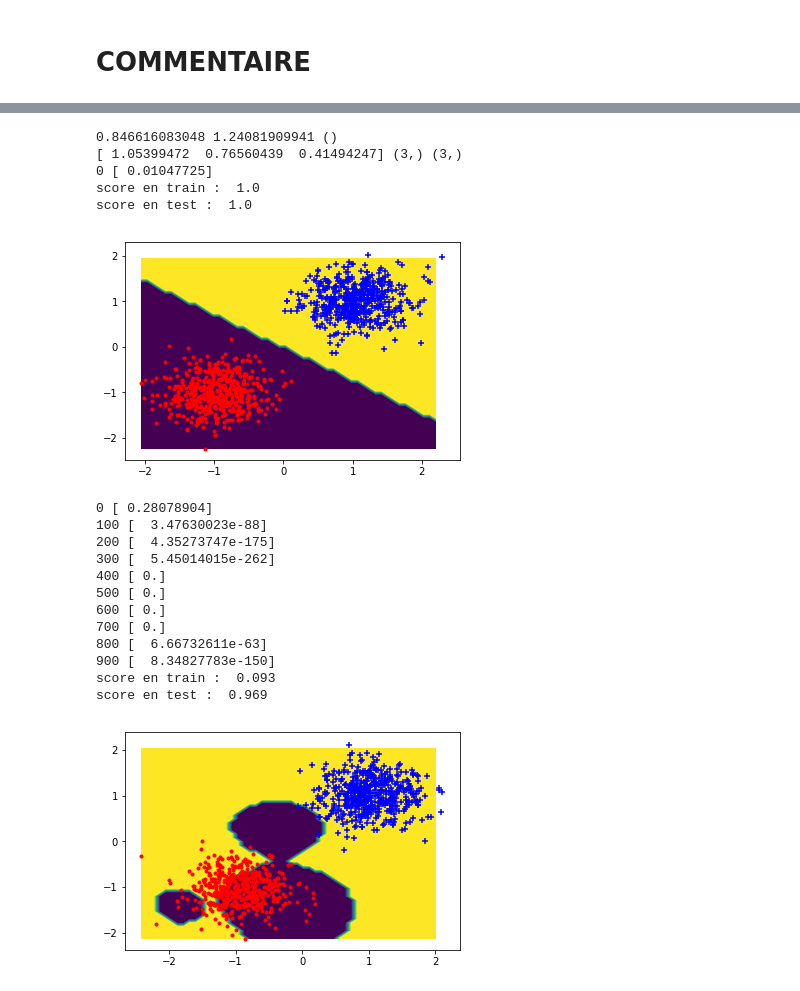
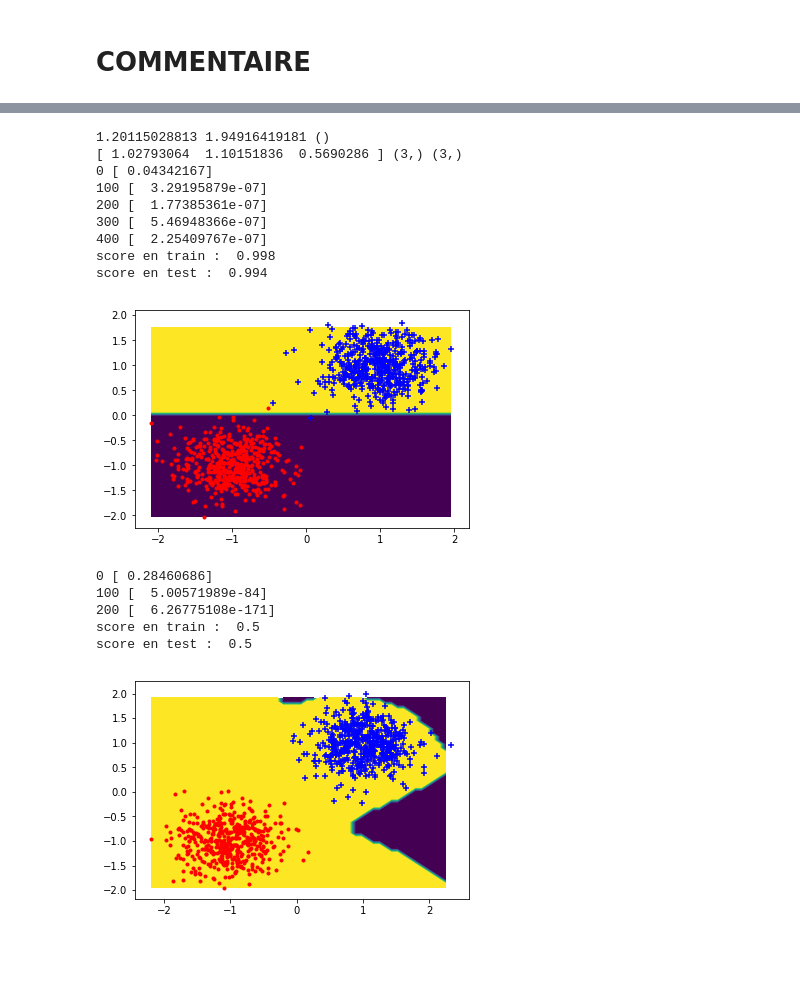
Before and after one commit to AmineKheldouni/Machine-Learning, a Jupyter notebook: Untitled.ipynb, the cells around one changed output, grey strips where cells are left out. Cells and saved outputs as stored; diff of their text form; code cells hidden in the pictures; blank space fills up the shorter version.

```diff
--- a/Untitled.ipynb
+++ b/Untitled.ipynb
@@ -356,7 +347,7 @@ xtest,ytest = gen_arti(data_type=0,epsilon=0.2)
 plt.ion()
 
 ### Apprentissage
-model=Perceptron(max_iter=100, eps=1e-3)
+model=Perceptron(max_iter=500, eps=1e-3)
 model.fit(xtrain,ytrain)
 print("score en train : ",model.score(xtrain,ytrain))
 print("score en test : ",model.score(xtest,ytest))
@@ -366,33 +357,30 @@ plt.figure()
 plot_frontiere(xtrain, model.predict,50)
 plot_data(xtrain,ytrain)
 # %% [output]
-0.846616083048 1.24081909941 ()
-[ 1.05399472  0.76560439  0.41494247] (3,) (3,)
-0 [ 0.01047725]
-score en train :  1.0
-score en test :  1.0
+1.20115028813 1.94916419181 ()
+[ 1.02793064  1.10151836  0.5690286 ] (3,) (3,)
+0 [ 0.04342167]
+100 [  3.29195879e-07]
+200 [  1.77385361e-07]
+300 [  5.46948366e-07]
+400 [  2.25409767e-07]
+score en train :  0.998
+score en test :  0.994
-[figure, old version]
+[figure, new version]
 # %%
-model = Perceptron(max_iter=1000, eps=1e-3, projection=gauss_B)
+model = Perceptron(max_iter=300, eps=1e-3, projection=gauss_B)
 model.fit(xtrain, ytrain)
 
 print("score en train : ",model.score(xtrain,ytrain))
 print("score en test : ",model.score(xtest,ytest))
 
 plt.figure()
-plot_frontiere(xtest, lambda x : model.predict(gauss_B(x)))
+plot_frontiere(xtest, model.predict)
 plot_data(xtest,ytest)
 # %% [output]
-0 [ 0.28078904]
-100 [  3.47630023e-88]
-200 [  4.35273747e-175]
-300 [  5.45014015e-262]
-400 [ 0.]
-500 [ 0.]
-600 [ 0.]
-700 [ 0.]
-800 [  6.66732611e-63]
-900 [  8.34827783e-150]
-score en train :  0.093
-score en test :  0.969
+0 [ 0.28460686]
+100 [  5.00571989e-84]
+200 [  6.26775108e-171]
+score en train :  0.5
+score en test :  0.5
-[figure, old version]
+[figure, new version]
```
Also changed, not shown: parts of 6 cells of this notebook.
